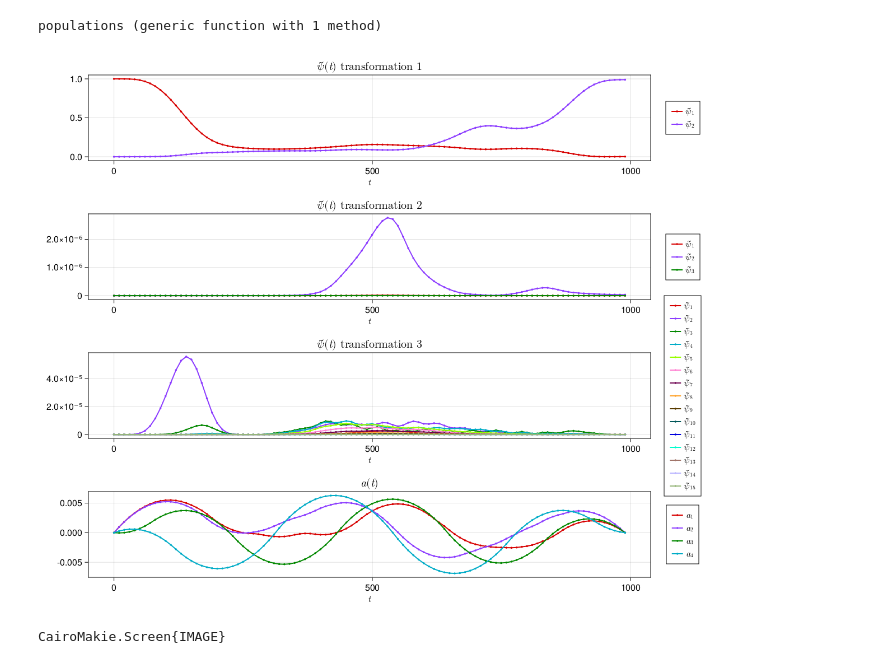
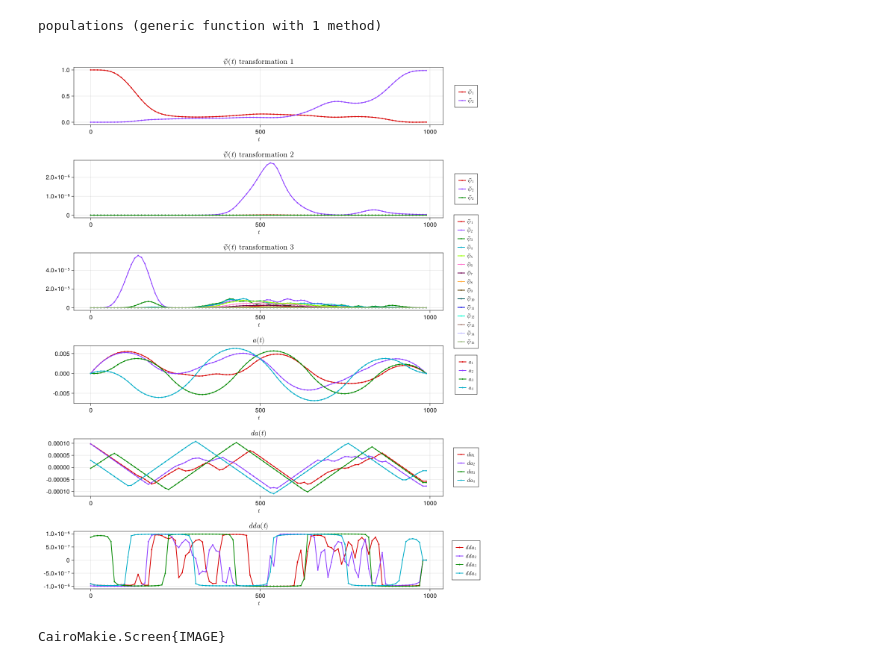
Before and after one commit to kestrelquantum/NamedTrajectories.jl, a Jupyter notebook: examples/notebooks/multimode_g0_to_g1.ipynb, the cells around one changed output. Saved outputs shown, nothing was run; the diff lists cells and outputs as text; code cells hidden in the pictures.

```diff
--- a/examples/notebooks/multimode_g0_to_g1.ipynb
+++ b/examples/notebooks/multimode_g0_to_g1.ipynb
@@ -29,14 +33,14 @@ transformations = Dict(
 # %%
 plot(
     Z,
-    [:a];
+    [:a, :da, :dda];
     transformations=transformations,
-    res=(1200, 1000),
+    res=(1200, 1500),
     titlesize=20,
     ignored_labels=:ψ̃
 )
 # %% [output]
-[figure, old version]
+[figure, new version]
 # %%
 save_path = "plots/multimode_g0_to_g1.png"
 plot(
```
Also changed, not shown: parts of 1 cell of this notebook, 2 other files.
